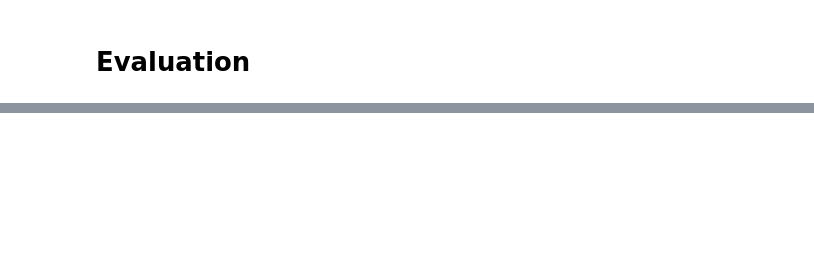
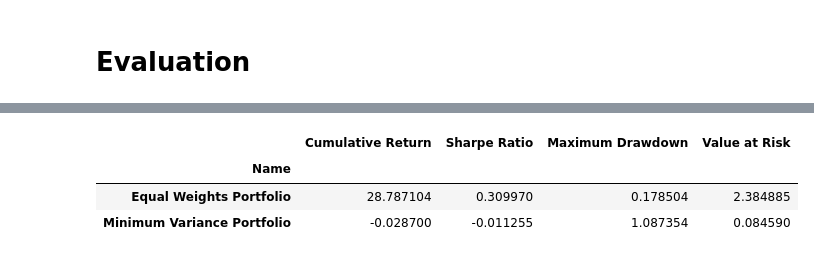
Before and after one commit to njh18/qf634-quant-research-methods, a Jupyter notebook: main.ipynb, the cells around one changed output, grey strips where cells are left out. Drawn from its saved outputs; the diff is of its cells as text; code cells hidden in the pictures; blank space fills up the shorter version.

```diff
--- a/main.ipynb
+++ b/main.ipynb
@@ -85,0 +83,23 @@ equal_weights_stats =
+# %%
+results = []
+
+
+equal_weights_stats = get_stats(equal_weights_daily_returns)
+equal_weights_stats["Name"] = "Equal Weights Portfolio"
+
+
+results.append(equal_weights_stats)
+
+minvar_method_stats = get_stats(minvar_method_daily_returns)
+minvar_method_stats["Name"] = "Minimum Variance Portfolio"
+results.append(minvar_method_stats)
+
+
+
+stats = pd.DataFrame(results).set_index("Name")
+stats
+# %% [output]
+|  | Cumulative Return | Sharpe Ratio | Maximum Drawdown | Value at Risk |
+| Name |  |  |  |  |
+| Equal Weights Portfolio | 28.787104 | 0.309970 | 0.178504 | 2.384885 |
+| Minimum Variance Portfolio | -0.028700 | -0.011255 | 1.087354 | 0.084590 |
```
Also changed, not shown: parts of 6 cells of this notebook, 1 other file.
